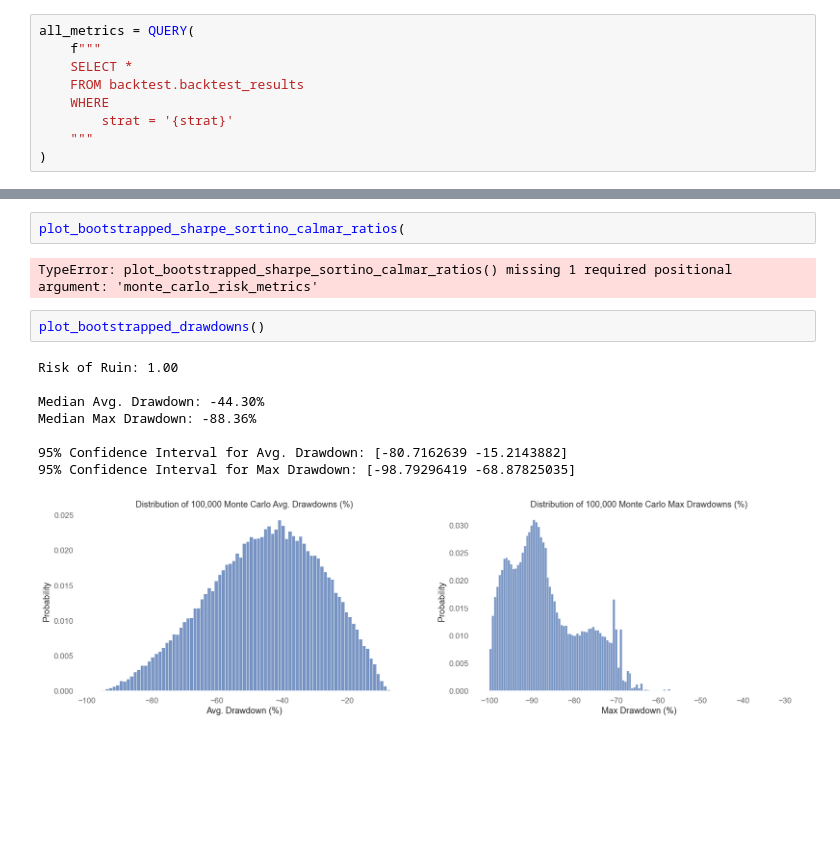
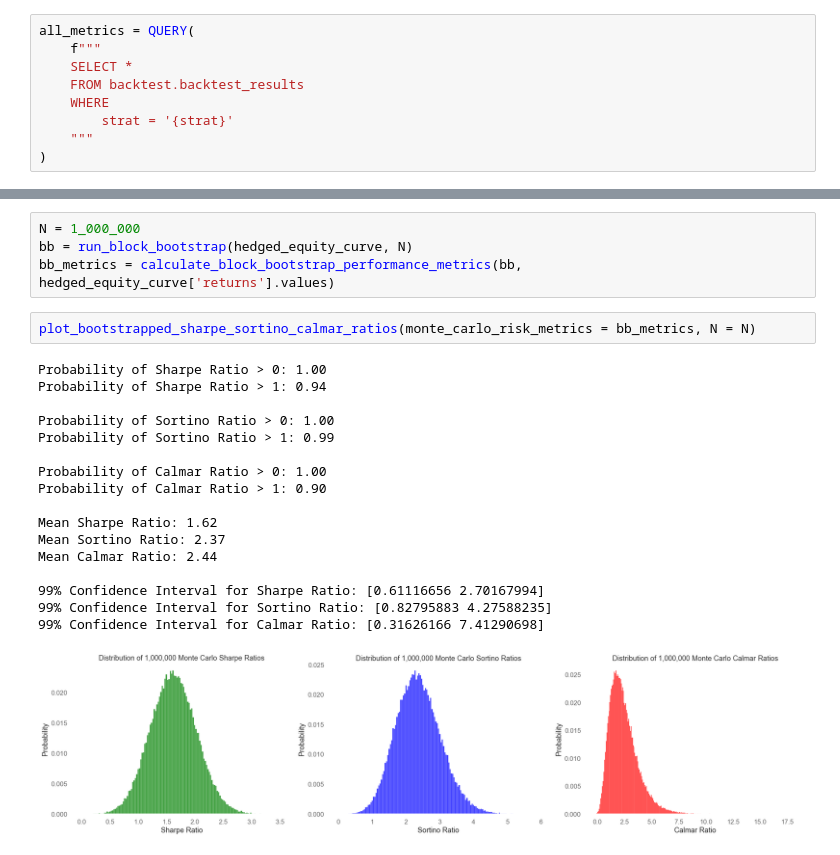
Before and after one commit to Algo-Trading-Project/trading-bot, a Jupyter notebook: notebooks/backtest_dashboard.ipynb, the cells around one changed output, grey strips where cells are left out. Saved outputs shown, nothing was run; the diff lists cells and outputs as text; blank space fills up the shorter version.

```diff
--- a/notebooks/backtest_dashboard.ipynb
+++ b/notebooks/backtest_dashboard.ipynb
@@ -190,15 +214,24 @@ plt.tight_layout();
-# %%
-plot_bootstrapped_sharpe_sortino_calmar_ratios(
-# %% [output]
-TypeError: plot_bootstrapped_sharpe_sortino_calmar_ratios() missing 1 required positional argument: 'monte_carlo_risk_metrics'
-# %%
-plot_bootstrapped_drawdowns()
-# %% [output]
-Risk of Ruin: 1.00
-
-Median Avg. Drawdown: -44.30%
-Median Max Drawdown: -88.36%
-
-95% Confidence Interval for Avg. Drawdown: [-80.7162639 -15.2143882]
-95% Confidence Interval for Max Drawdown: [-98.79296419 -68.87825035]
-[figure, removed]
+# %%
+N = 1_000_000
+bb = run_block_bootstrap(hedged_equity_curve, N)
+bb_metrics = calculate_block_bootstrap_performance_metrics(bb, hedged_equity_curve['returns'].values)
+# %%
+plot_bootstrapped_sharpe_sortino_calmar_ratios(monte_carlo_risk_metrics = bb_metrics, N = N)
+# %% [output]
+Probability of Sharpe Ratio > 0: 1.00
+Probability of Sharpe Ratio > 1: 0.94
+
+Probability of Sortino Ratio > 0: 1.00
+Probability of Sortino Ratio > 1: 0.99
+
+Probability of Calmar Ratio > 0: 1.00
+Probability of Calmar Ratio > 1: 0.90
+
+Mean Sharpe Ratio: 1.62
+Mean Sortino Ratio: 2.37
+Mean Calmar Ratio: 2.44
+
+99% Confidence Interval for Sharpe Ratio: [0.61116656 2.70167994]
+99% Confidence Interval for Sortino Ratio: [0.82795883 4.27588235]
+99% Confidence Interval for Calmar Ratio: [0.31626166 7.41290698]
+[figure, added]
```
Also changed, not shown: parts of 25 cells of this notebook, 11 other files.
